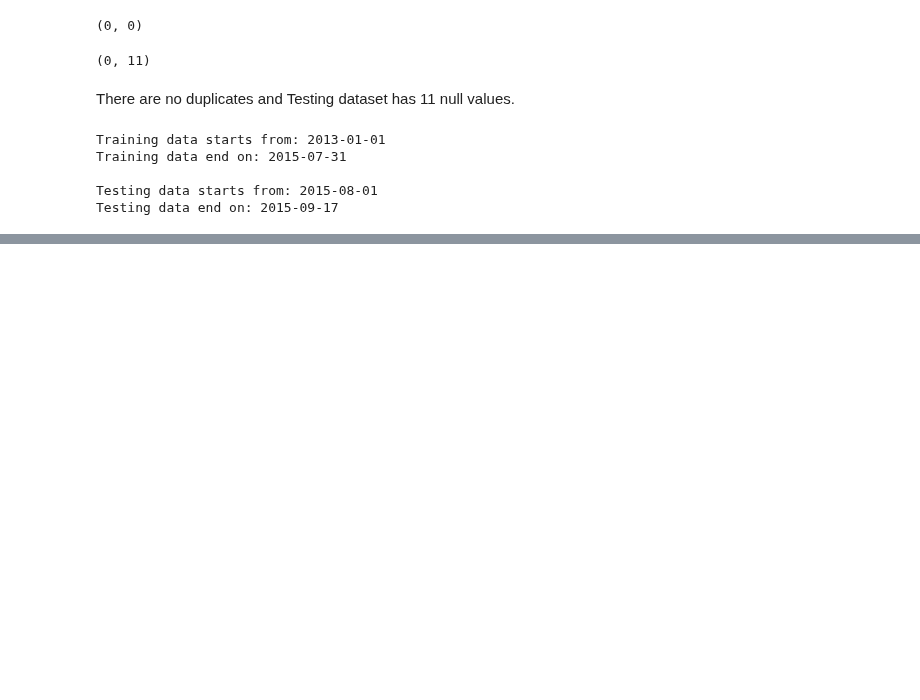
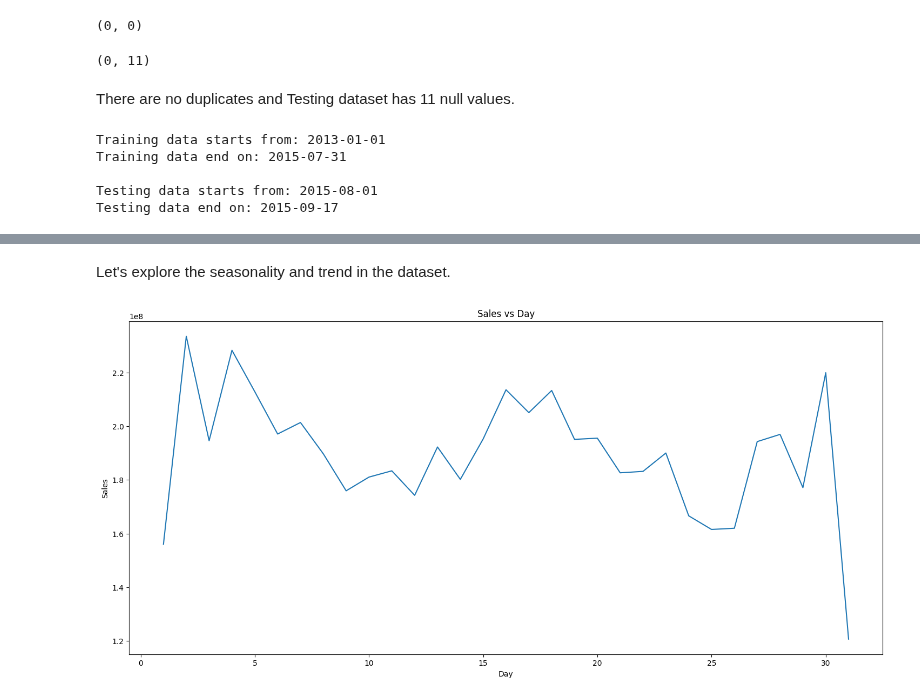
Before and after one commit to susannahsu/rossman-store-sales, a Jupyter notebook: rossman_sales_prediction.ipynb, the cells around one changed output, grey strips where cells are left out. Cells and saved outputs as stored; diff of their text form; code cells hidden in the pictures; blank space fills up the shorter version.

Commit message:
Create seasonality and trend plots; box plot and kde plot; heatmap plot

```diff
--- a/rossman_sales_prediction.ipynb
+++ b/rossman_sales_prediction.ipynb
@@ -130,0 +133,6 @@ Testing data end on: 2015-09-17
+# %%
+df.Date = pd.to_datetime(df.Date)
+df['Day'] = df.Date.dt.day
+df['Month'] = df.Date.dt.month
+df['Year'] = df.Date.dt.year
+df.head()
@@ -130,0 +147,11 @@ Testing data end on: 2015-09-17
+# %% [markdown]
+Let's explore the seasonality and trend in the dataset.
+# %%
+plt.figure(figsize=(18,8))
+plt.plot(df.groupby('Day')['Sales'].sum())
+plt.title("Sales vs Day")
+plt.xlabel("Day")
+plt.ylabel("Sales")
+plt.show()
+# %% [output]
+[figure, added]
```
Also changed, not shown: parts of 14 cells of this notebook.
